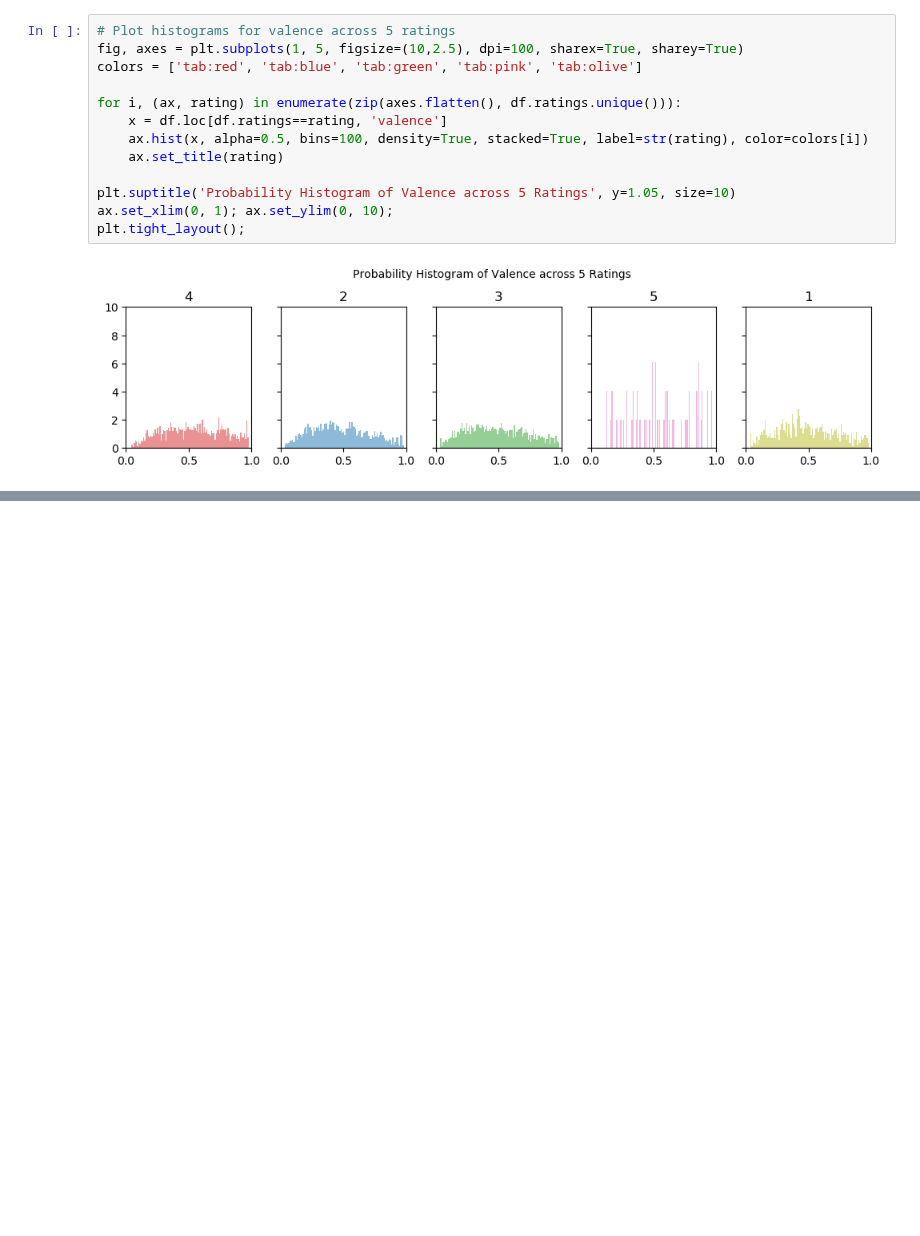
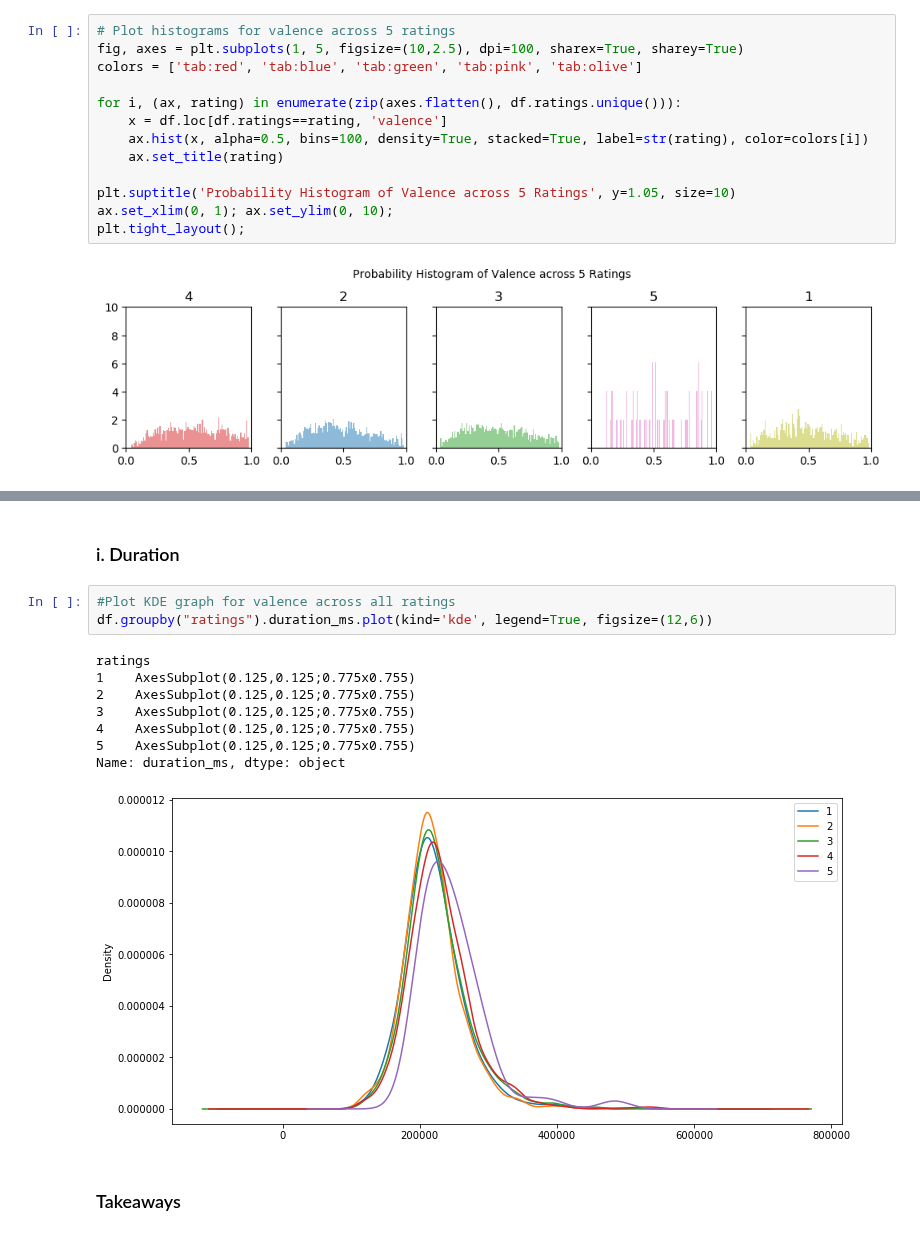
Before and after one commit to adinas94/Spotify_Recommendation_System, a Jupyter notebook: EDA.ipynb, the cells around one changed output, grey strips where cells are left out. Saved outputs shown, nothing was run; the diff lists cells and outputs as text; blank space fills up the shorter version.

```diff
--- a/EDA.ipynb
+++ b/EDA.ipynb
@@ -715 +722,17 @@ plt.tight_layout();
+# %% [markdown]
+### i. Duration
+# %%
+#Plot KDE graph for valence across all ratings
+df.groupby("ratings").duration_ms.plot(kind='kde', legend=True, figsize=(12,6))
+# %% [output]
+ratings
+1    AxesSubplot(0.125,0.125;0.775x0.755)
+2    AxesSubplot(0.125,0.125;0.775x0.755)
+3    AxesSubplot(0.125,0.125;0.775x0.755)
+4    AxesSubplot(0.125,0.125;0.775x0.755)
+5    AxesSubplot(0.125,0.125;0.775x0.755)
+Name: duration_ms, dtype: object
+[figure, added]
+# %% [markdown]
+### Takeaways
 # %%
```
Also changed, not shown: parts of 10 cells of this notebook.
